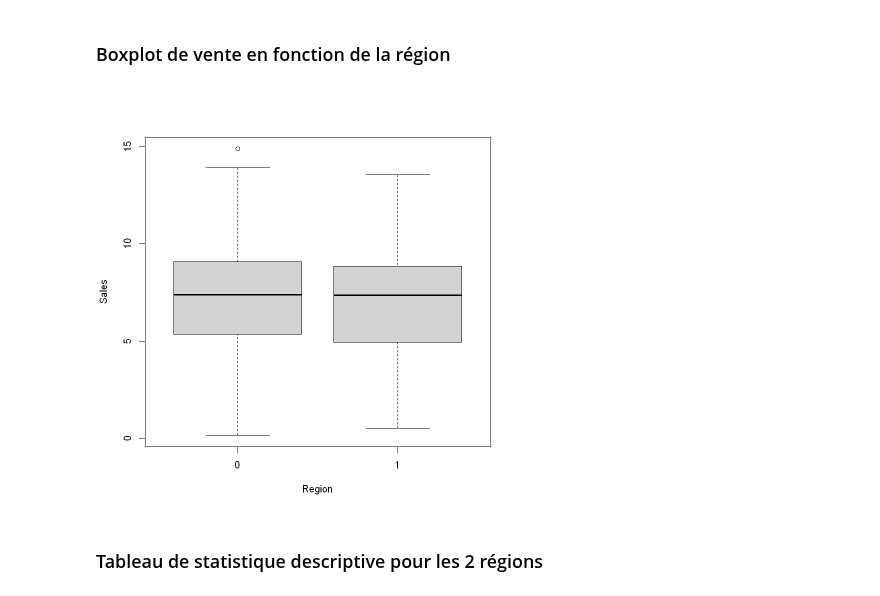
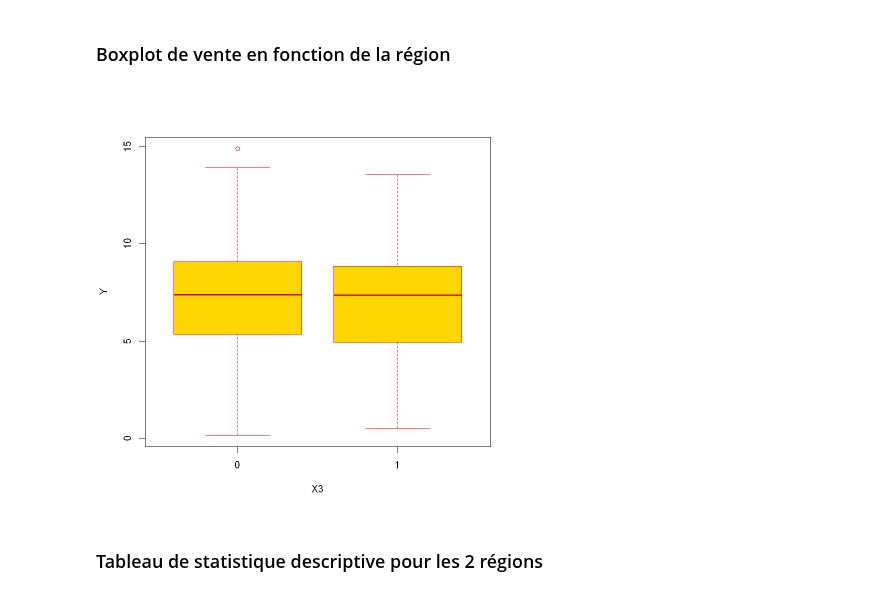
Before and after one commit to loic-hpp/Manage_Data_R, a Jupyter notebook: devoir.ipynb, the cells around one changed output. Cells and saved outputs as stored; diff of their text form; code cells hidden in the pictures.

```diff
--- a/devoir.ipynb
+++ b/devoir.ipynb
@@ -89,8 +89,8 @@ hist(Y[X2=="1"], col="green",border="red",
 # %% [markdown]
 ### Boxplot de vente en fonction de la région
-# %%
-boxplot(Sales~Region, data=mondata)
-# %% [output]
-[figure, removed]
+# %%
+boxplot(Y~X3, col="gold",border="red")
+# %% [output]
+[figure, added]
 # %% [markdown]
 ### Tableau de statistique descriptive pour les 2 régions
```
Also changed, not shown: parts of 25 cells of this notebook.
